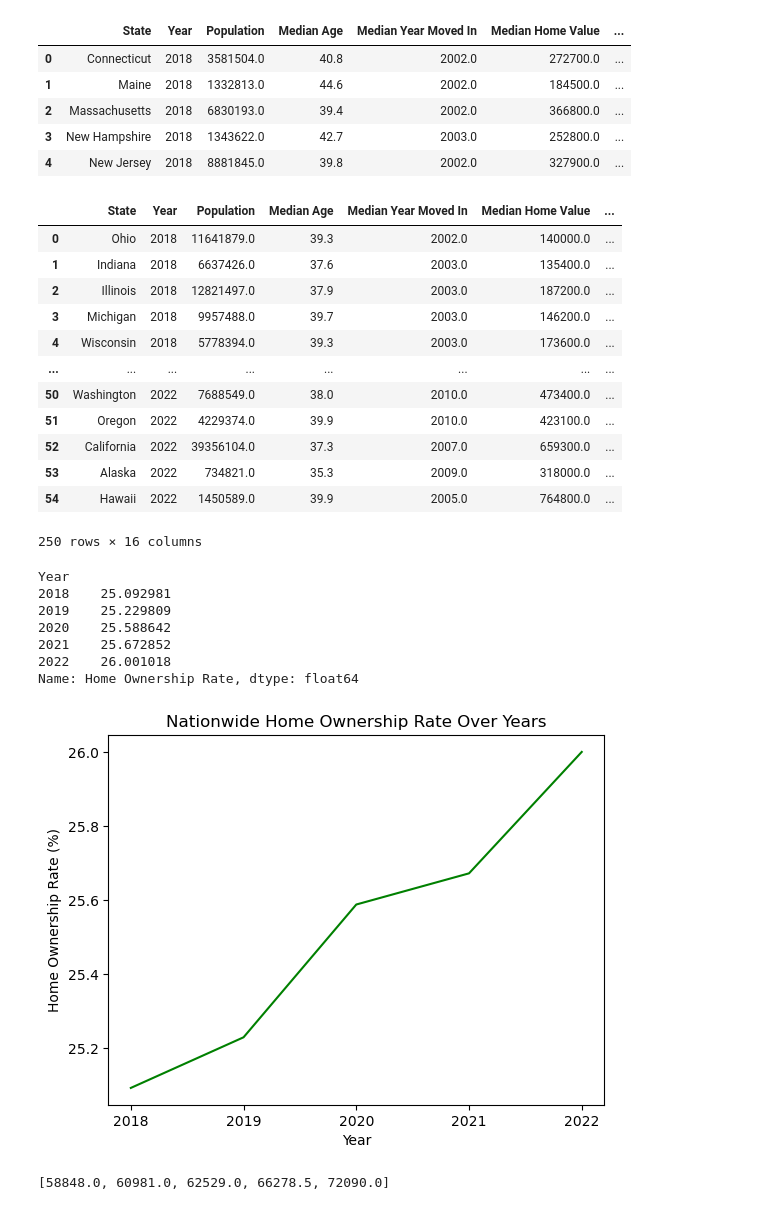
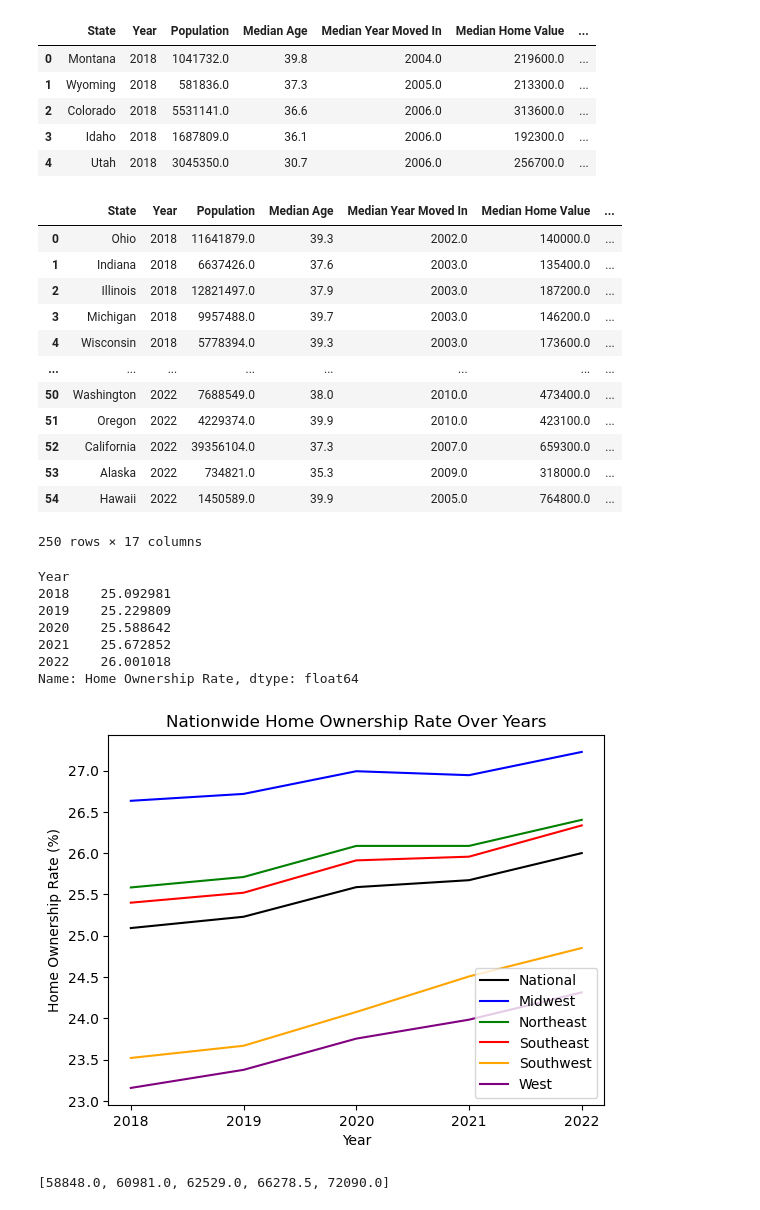
Before and after one commit to cmhillm75/US-Housing-Trends, a Jupyter notebook: nationwide.ipynb, the cells around one changed output. Drawn from its saved outputs; the diff is of its cells as text; code cells hidden in the pictures.

Commit message:
add color coded plots

```diff
--- a/nationwide.ipynb
+++ b/nationwide.ipynb
@@ -15,14 +15,19 @@ northeast_df = pd.read_csv("northeast_data.csv")
 west_df = pd.read_csv("west_data.csv")
 
 # Display sample data
-northeast_df.head()
+midwest_df["Region"] = "Midwest"
+southeast_df["Region"] = "Southeast"
+southwest_df["Region"] = "Southwest"
+northeast_df["Region"] = "Northeast"
+west_df["Region"] = "West"
+west_df.head()
 # %% [output]
 |  | State | Year | Population | Median Age | Median Year Moved In | Median Home Value | ... |
-| 0 | Connecticut | 2018 | 3581504.0 | 40.8 | 2002.0 | 272700.0 | ... |
-| 1 | Maine | 2018 | 1332813.0 | 44.6 | 2002.0 | 184500.0 | ... |
-| 2 | Massachusetts | 2018 | 6830193.0 | 39.4 | 2002.0 | 366800.0 | ... |
-| 3 | New Hampshire | 2018 | 1343622.0 | 42.7 | 2003.0 | 252800.0 | ... |
-| 4 | New Jersey | 2018 | 8881845.0 | 39.8 | 2002.0 | 327900.0 | ... |
+| 0 | Montana | 2018 | 1041732.0 | 39.8 | 2004.0 | 219600.0 | ... |
+| 1 | Wyoming | 2018 | 581836.0 | 37.3 | 2005.0 | 213300.0 | ... |
+| 2 | Colorado | 2018 | 5531141.0 | 36.6 | 2006.0 | 313600.0 | ... |
+| 3 | Idaho | 2018 | 1687809.0 | 36.1 | 2006.0 | 192300.0 | ... |
+| 4 | Utah | 2018 | 3045350.0 | 30.7 | 2006.0 | 256700.0 | ... |
 # %%
 # Merge two DataFrames
 census_pd = pd.concat([midwest_df, southeast_df, southwest_df, northeast_df, west_df])
@@ -40,7 +45,7 @@ census_pd
 | 52 | California | 2022 | 39356104.0 | 37.3 | 2007.0 | 659300.0 | ... |
 | 53 | Alaska | 2022 | 734821.0 | 35.3 | 2009.0 | 318000.0 | ... |
 | 54 | Hawaii | 2022 | 1450589.0 | 39.9 | 2005.0 | 764800.0 | ... |
-250 rows × 16 columns
+250 rows × 17 columns
 # %%
 # Save the DataFrame as a CSV
 # Note: To avoid any issues later, use encoding="utf-8"
@@ -73,14 +78,20 @@ Year
 Name: Home Ownership Rate, dtype: float64
 # %%
 # Plot the home ownership rate over the years
-plt.plot(yearly_ownership_rate.index, yearly_ownership_rate.values, linestyle='-', color='g')
+plt.plot(yearly_ownership_rate.index, yearly_ownership_rate.values, linestyle='-', color='k', label='National')
+plt.plot(census_pd.loc[census_pd["Region"] == "Midwest"].groupby("Year")["Home Ownership Rate"].mean().index, census_pd.loc[census_pd["Region"] == "Midwest"].groupby("Year")["Home Ownership Rate"].mean().values, linestyle='-', color='b', label='Midwest')
+plt.plot(census_pd.loc[census_pd["Region"] == "Northeast"].groupby("Year")["Home Ownership Rate"].mean().index, census_pd.loc[census_pd["Region"] == "Northeast"].groupby("Year")["Home Ownership Rate"].mean().values, linestyle='-', color='g', label='Northeast')
+plt.plot(census_pd.loc[census_pd["Region"] == "Southeast"].groupby("Year")["Home Ownership Rate"].mean().index, census_pd.loc[census_pd["Region"] == "Southeast"].groupby("Year")["Home Ownership Rate"].mean().values, linestyle='-', color='r', label='Southeast')
+plt.plot(census_pd.loc[census_pd["Region"] == "Southwest"].groupby("Year")["Home Ownership Rate"].mean().index, census_pd.loc[census_pd["Region"] == "Southwest"].groupby("Year")["Home Ownership Rate"].mean().values, linestyle='-', color='orange', label='Southwest')
+plt.plot(census_pd.loc[census_pd["Region"] == "West"].groupby("Year")["Home Ownership Rate"].mean().index, census_pd.loc[census_pd["Region"] == "West"].groupby("Year")["Home Ownership Rate"].mean().values, linestyle='-', color='purple', label='West')
 plt.title('Nationwide Home Ownership Rate Over Years')
 plt.xlabel('Year')
 plt.xticks(ticks=[2018, 2019, 2020, 2021, 2022])
 plt.ylabel('Home Ownership Rate (%)')
+plt.legend(loc="lower right")
 plt.show()
 # %% [output]
-[figure, old version]
+[figure, new version]
 # %%
 labels = []
 medians = []
```
Also changed, not shown: parts of 4 cells of this notebook, 1 other file.
